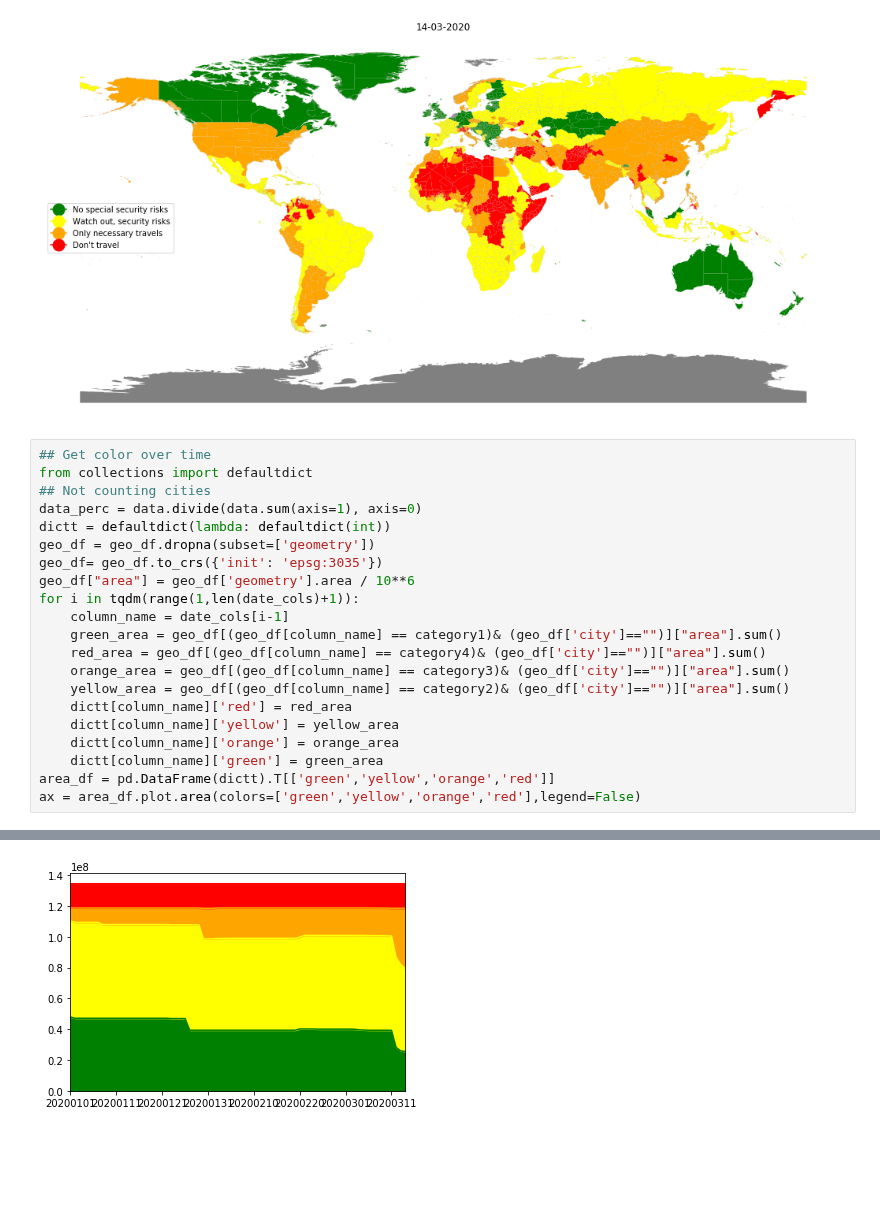
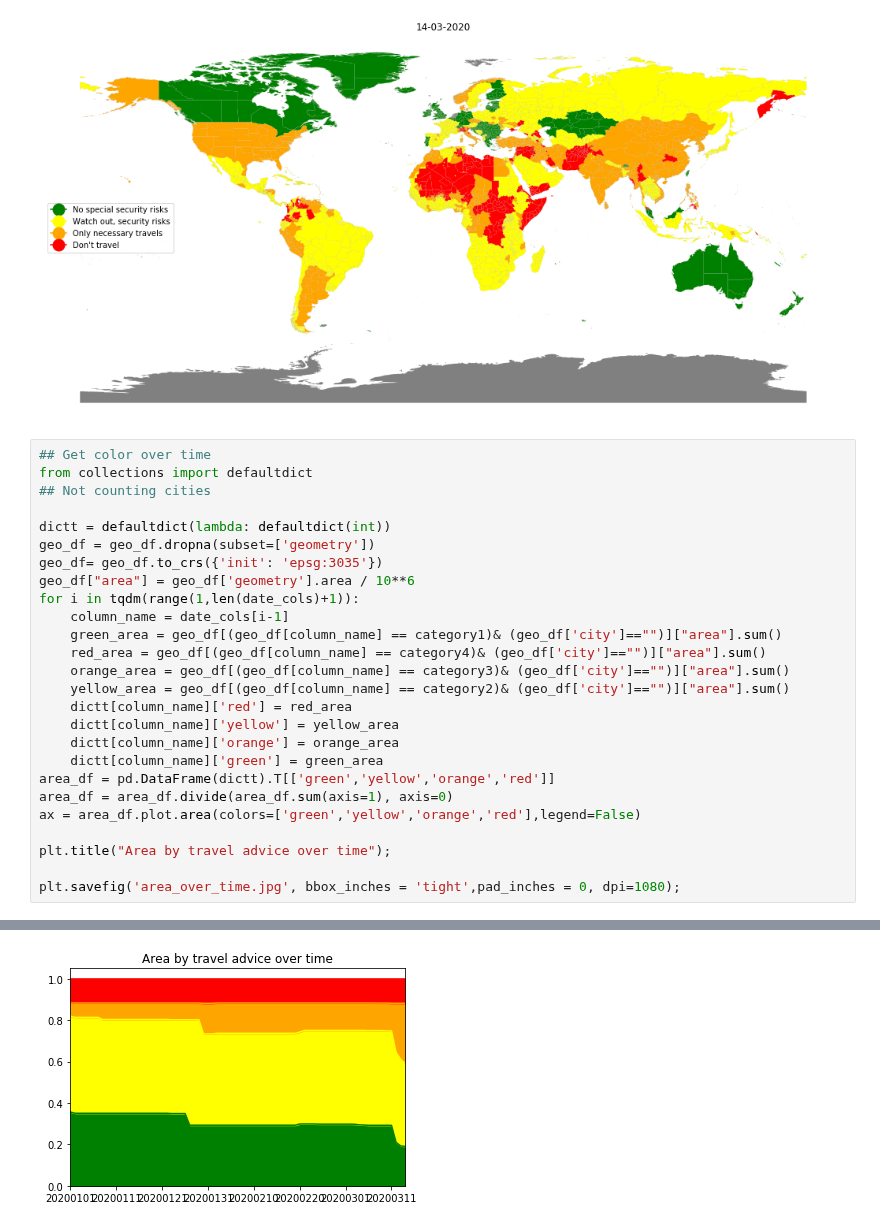
Before and after one commit to jaspervanderheide/Dutch-Travel-Advices, a Jupyter notebook: merge.ipynb, the cells around one changed output, grey strips where cells are left out. Drawn from its saved outputs; the diff is of its cells as text; blank space fills up the shorter version.

Commit message:
new travel advice changes added

```diff
--- a/merge.ipynb
+++ b/merge.ipynb
@@ -205,24 +205,29 @@ plt.savefig('most_recent_map.jpg', bbox_inches = 'tight',pad_inches = 0, dpi=108
 # %%
 ## Get color over time
 from collections import defaultdict
 ## Not counting cities
-data_perc = data.divide(data.sum(axis=1), axis=0)
+
 dictt = defaultdict(lambda: defaultdict(int))
 geo_df = geo_df.dropna(subset=['geometry'])
 geo_df= geo_df.to_crs({'init': 'epsg:3035'})
 geo_df["area"] = geo_df['geometry'].area / 10**6
 for i in tqdm(range(1,len(date_cols)+1)):
     column_name = date_cols[i-1]
     green_area = geo_df[(geo_df[column_name] == category1)& (geo_df['city']=="")]["area"].sum()
     red_area = geo_df[(geo_df[column_name] == category4)& (geo_df['city']=="")]["area"].sum()
     orange_area = geo_df[(geo_df[column_name] == category3)& (geo_df['city']=="")]["area"].sum()
     yellow_area = geo_df[(geo_df[column_name] == category2)& (geo_df['city']=="")]["area"].sum()
     dictt[column_name]['red'] = red_area
     dictt[column_name]['yellow'] = yellow_area
     dictt[column_name]['orange'] = orange_area
     dictt[column_name]['green'] = green_area
 area_df = pd.DataFrame(dictt).T[['green','yellow','orange','red']]
+area_df = area_df.divide(area_df.sum(axis=1), axis=0)
 ax = area_df.plot.area(colors=['green','yellow','orange','red'],legend=False)
+
+plt.title("Area by travel advice over time");
+
+plt.savefig('area_over_time.jpg', bbox_inches = 'tight',pad_inches = 0, dpi=1080);
 # %% [output]
 [interactive output not drawn]
-[figure, old version]
+[figure, new version]
```
Also changed, not shown: 2 other files.
